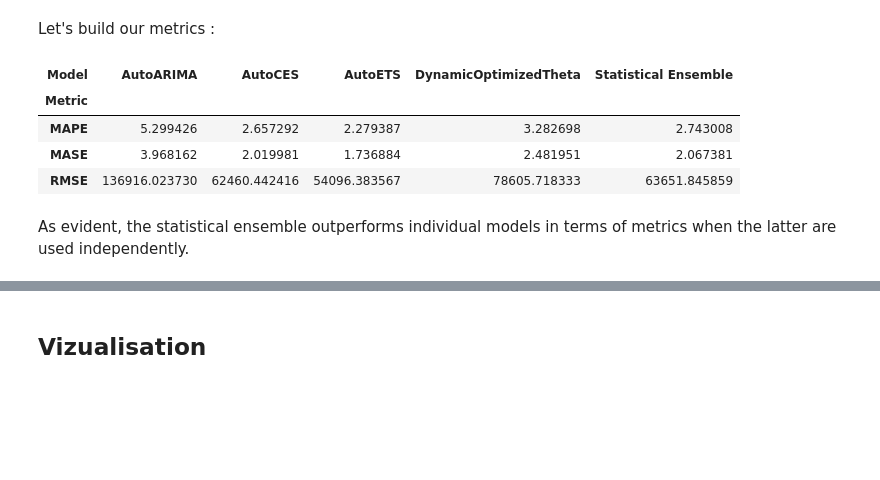
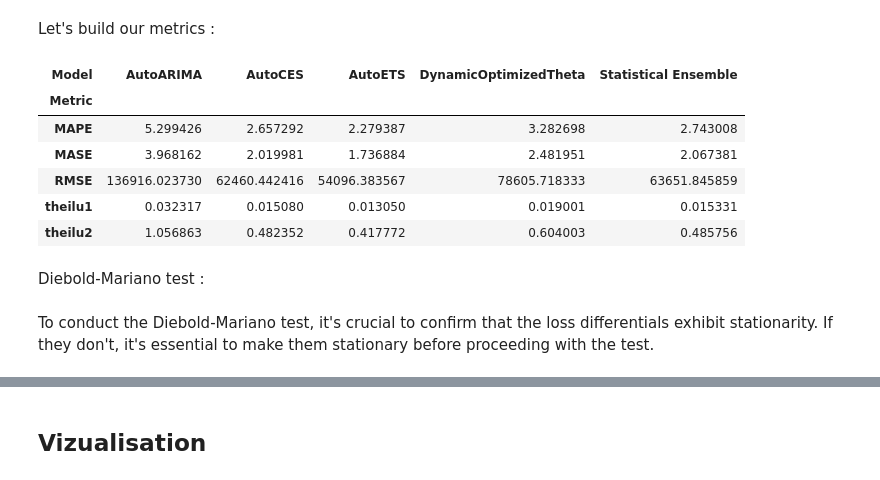
Before and after one commit to Fitahiana4/Statistical_ensemble_model_for_global_trade_forecasting, a Jupyter notebook: Notebook.ipynb, the cells around one changed output, grey strips where cells are left out. Saved outputs shown, nothing was run; the diff lists cells and outputs as text; code cells hidden in the pictures; blank space fills up the shorter version.

```diff
--- a/Notebook.ipynb
+++ b/Notebook.ipynb
@@ -480,33 +491,51 @@ def MASE(training_series, y_true, y_pred):
 
     errors = np.abs(y_true - y_pred )
     return errors.mean()/d
+
+def theilu1(y_true, y_pred):
+    y_true, y_pred = np.array(y_true), np.array(y_pred)
+    numerator = np.sqrt(np.sum(np.square(y_true - y_pred)))
+    denominator = np.sqrt(np.sum(np.square(y_true))) + np.sqrt(np.sum(np.square(y_pred)))
+    u1 = numerator / denominator
+    return u1
+
+def theilu2(y_true, y_pred):
+    y_true, y_pred = np.array(y_true), np.array(y_pred)
+    numerator = np.sqrt(np.sum(np.square((y_true[0][1:] - y_pred[0][1:]) / y_true[0][:-1])))
+    denominator = np.sqrt(np.sum(np.square((y_true[0][1:] - y_true[0][:-1]) / y_true[0][:-1])))
+    u2 = numerator / denominator
+    return u2
 # %%
 # create a dictionnary to store the evaluation results
 evals = {}
 predictions = [y_hat, y_hat_AutoETS, y_hat_CES, y_hat_AutoARIMA, y_hat_DynamicOptimizedTheta]
 prediction_names = ['Statistical Ensemble', 'AutoETS', 'AutoCES', 'AutoARIMA', 'DynamicOptimizedTheta']
 
-for i, metric in enumerate((RMSE, MAPE, MASE)):
+for i, metric in enumerate((RMSE, MAPE, MASE, theilu1, theilu2)):
     metric_name = metric.__name__
     for j, y_pred in enumerate(predictions):
         if metric is not MASE :
             loss = metric(y_test, y_pred)
         else :
             loss = metric(np.array(train["y"]), y_test, y_pred)
         evals[f'{metric_name}_{prediction_names[j]}'] = loss
 
 # Create the dataframe to store the metrics
 df_evals = pd.DataFrame(evals, index=[0])
 df_evals = df_evals.T.reset_index()
 df_evals.columns = ['Metric_Prediction', 'Loss']
-df_evals[['Metric', 'Model']] = df_evals['Metric_Prediction'].str.split('_', expand=True)
+df_evals[['Metric', 'Model']] = df_evals['Metric_Prediction'].str.split('_', expand=True, n=1)
 df_evals = df_evals.pivot(index='Metric', columns='Model', values='Loss')
 df_evals
 # %% [output]
 | Model | AutoARIMA | AutoCES | AutoETS | DynamicOptimizedTheta | Statistical Ensemble |
 | Metric |  |  |  |  |  |
 | MAPE | 5.299426 | 2.657292 | 2.279387 | 3.282698 | 2.743008 |
 | MASE | 3.968162 | 2.019981 | 1.736884 | 2.481951 | 2.067381 |
 | RMSE | 136916.023730 | 62460.442416 | 54096.383567 | 78605.718333 | 63651.845859 |
+| theilu1 | 0.032317 | 0.015080 | 0.013050 | 0.019001 | 0.015331 |
+| theilu2 | 1.056863 | 0.482352 | 0.417772 | 0.604003 | 0.485756 |
-# %% [markdown]
-As evident, the statistical ensemble outperforms individual models in terms of metrics when the latter are used independently.
+# %% [markdown]
+Diebold-Mariano test :
+# %% [markdown]
+To conduct the Diebold-Mariano test, it's crucial to confirm that the loss differentials exhibit stationarity. If they don't, it's essential to make them stationary before proceeding with the test.
```
Also changed, not shown: parts of 8 cells of this notebook.
